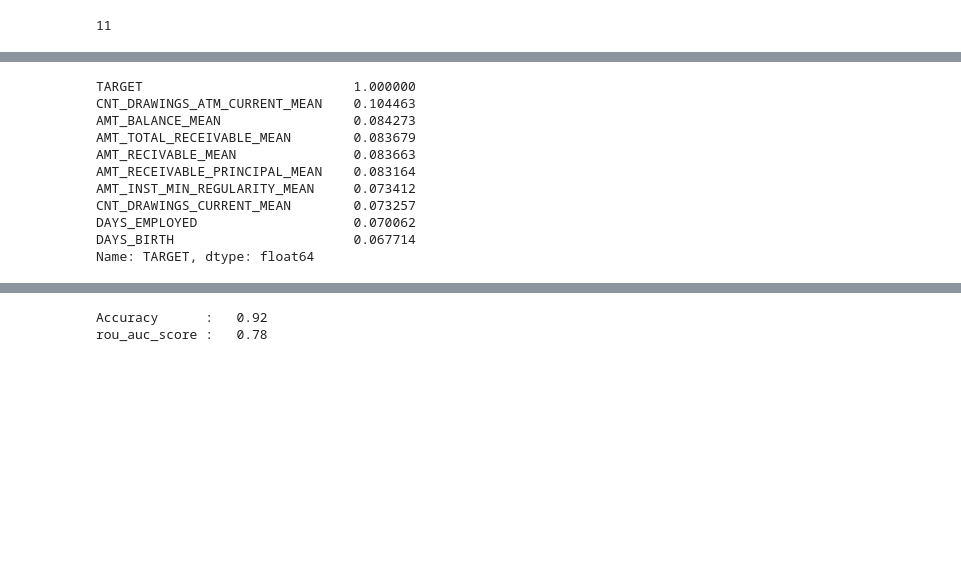
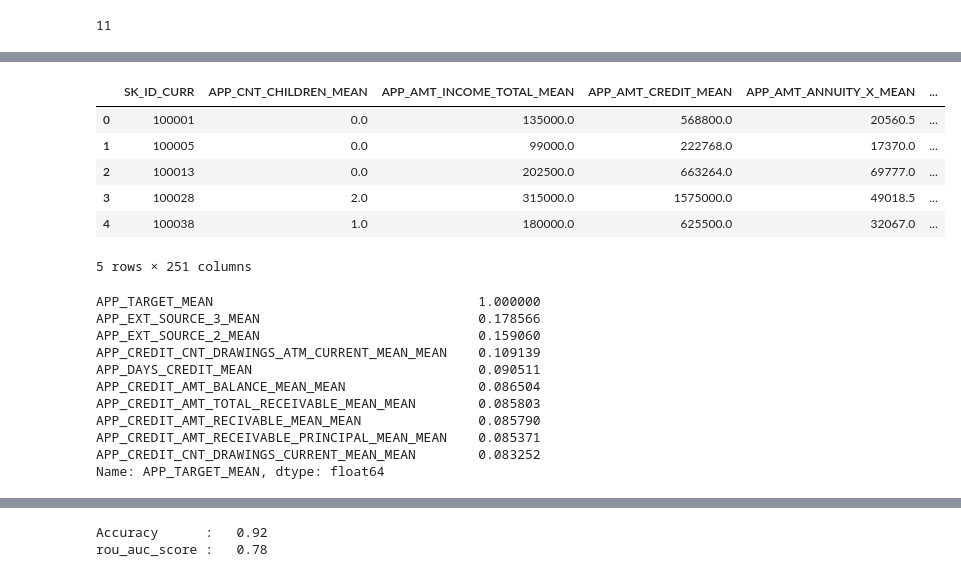
Before and after one commit to Sunny-Kumar-1/Loan-Default-Predictor, a Jupyter notebook: notebook.ipynb, the cells around one changed output, grey strips where cells are left out. Drawn from its saved outputs; the diff is of its cells as text; code cells hidden in the pictures; blank space fills up the shorter version.

```diff
--- a/notebook.ipynb
+++ b/notebook.ipynb
@@ -483,21 +517,31 @@ array([False, False, False, False, False, False, False, False, False,
 x_train, x_test, y_train, y_test = train_test_split(x,y,train_size=0.90)
 # %%
 x_num = x_train.select_dtypes("number")
+# %%
+test_final.head()
+# %% [output]
+|  | SK_ID_CURR | APP_CNT_CHILDREN_MEAN | APP_AMT_INCOME_TOTAL_MEAN | APP_AMT_CREDIT_MEAN | APP_AMT_ANNUITY_X_MEAN | ... |
+| 0 | 100001 | 0.0 | 135000.0 | 568800.0 | 20560.5 | ... |
+| 1 | 100005 | 0.0 | 99000.0 | 222768.0 | 17370.0 | ... |
+| 2 | 100013 | 0.0 | 202500.0 | 663264.0 | 69777.0 | ... |
+| 3 | 100028 | 2.0 | 315000.0 | 1575000.0 | 49018.5 | ... |
+| 4 | 100038 | 1.0 | 180000.0 | 625500.0 | 32067.0 | ... |
+5 rows × 251 columns
 # %%
-correlations = pd.concat([x_num, y_train], axis=1).corr()['TARGET'].abs().sort_values(ascending=False)
+correlations = pd.concat([x_num, y_train], axis=1).corr()['APP_TARGET_MEAN'].abs().sort_values(ascending=False)
 print(correlations.head(10))
 # %% [output]
-TARGET                           1.000000
-CNT_DRAWINGS_ATM_CURRENT_MEAN    0.104463
-AMT_BALANCE_MEAN                 0.084273
-AMT_TOTAL_RECEIVABLE_MEAN        0.083679
-AMT_RECIVABLE_MEAN               0.083663
-AMT_RECEIVABLE_PRINCIPAL_MEAN    0.083164
-AMT_INST_MIN_REGULARITY_MEAN     0.073412
-CNT_DRAWINGS_CURRENT_MEAN        0.073257
-DAYS_EMPLOYED                    0.070062
-DAYS_BIRTH                       0.067714
-Name: TARGET, dtype: float64
+APP_TARGET_MEAN                                  1.000000
+APP_EXT_SOURCE_3_MEAN                            0.178566
+APP_EXT_SOURCE_2_MEAN                            0.159060
+APP_CREDIT_CNT_DRAWINGS_ATM_CURRENT_MEAN_MEAN    0.109139
+APP_DAYS_CREDIT_MEAN                             0.090511
+APP_CREDIT_AMT_BALANCE_MEAN_MEAN                 0.086504
+APP_CREDIT_AMT_TOTAL_RECEIVABLE_MEAN_MEAN        0.085803
+APP_CREDIT_AMT_RECIVABLE_MEAN_MEAN               0.085790
+APP_CREDIT_AMT_RECEIVABLE_PRINCIPAL_MEAN_MEAN    0.085371
+APP_CREDIT_CNT_DRAWINGS_CURRENT_MEAN_MEAN        0.083252
+Name: APP_TARGET_MEAN, dtype: float64
 # %%
 len(x_train),len(x_test)
 # %% [output]
```
Also changed, not shown: parts of 27 cells of this notebook.
